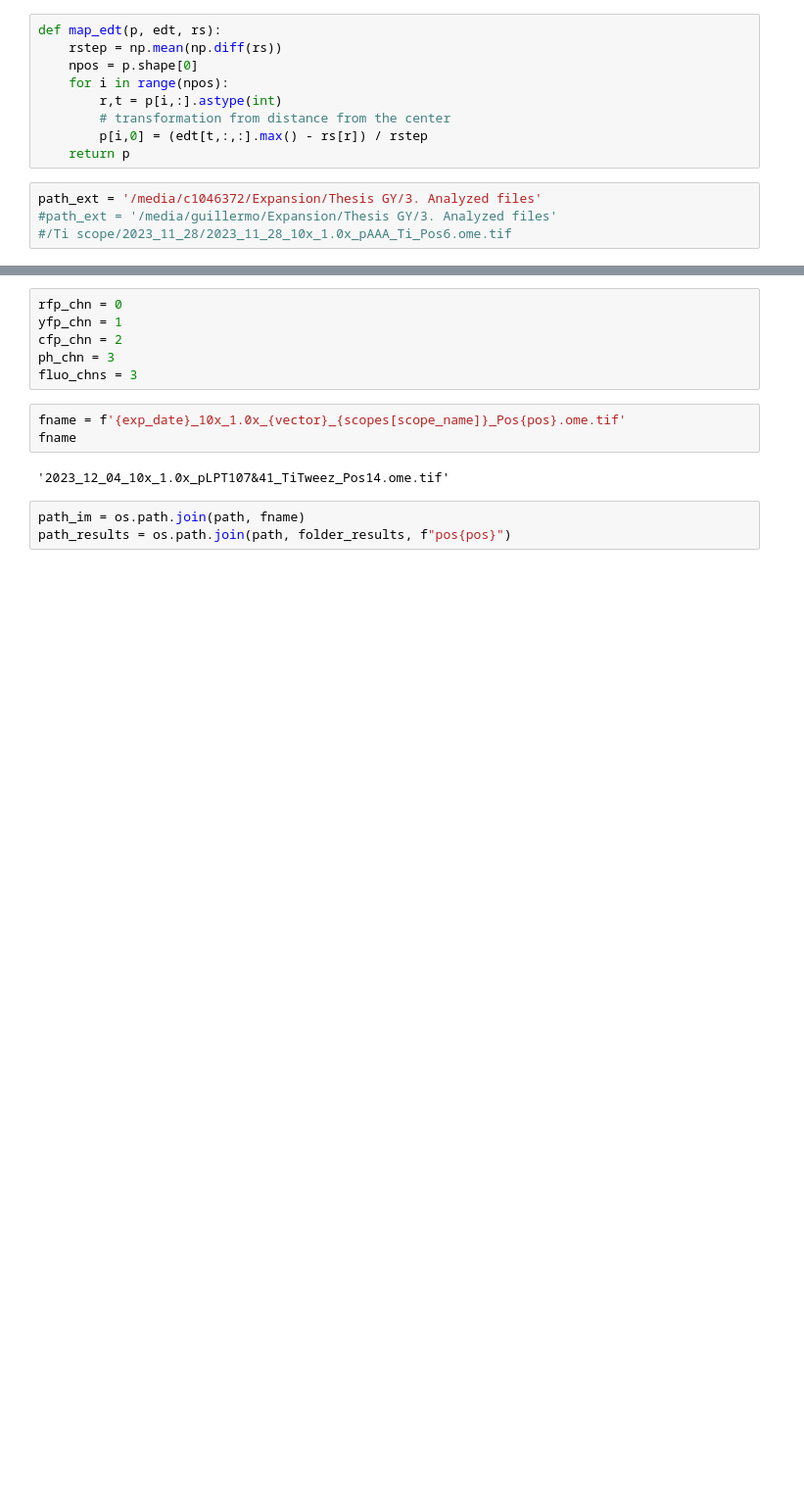
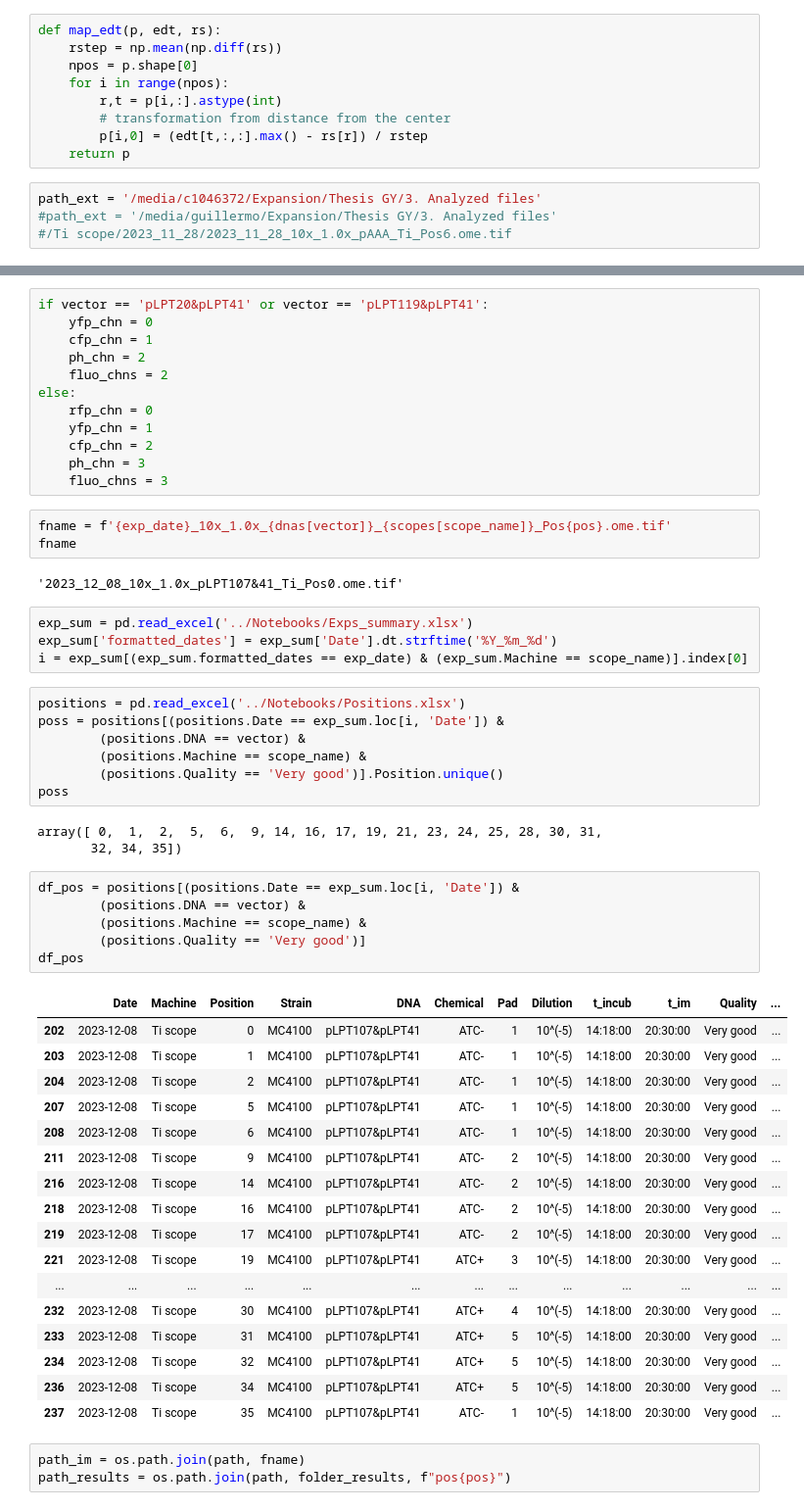
Before and after one commit to RudgeLab/popdyn, a Jupyter notebook: Notebooks/Chapter 3 - Correlation.ipynb, the cells around one changed output, grey strips where cells are left out. Shown at 98% size. Cells and saved outputs as stored; diff of their text form; blank space fills up the shorter version.

```diff
--- a/Notebooks/Chapter 3 - Correlation.ipynb
+++ b/Notebooks/Chapter 3 - Correlation.ipynb
@@ -52,14 +52,58 @@ vector = 'pLPT107&41'
 # %%
-rfp_chn = 0
-yfp_chn = 1
-cfp_chn = 2
-ph_chn = 3
-fluo_chns = 3
+if vector == 'pLPT20&pLPT41' or vector == 'pLPT119&pLPT41':
+    yfp_chn = 0
+    cfp_chn = 1
+    ph_chn = 2
+    fluo_chns = 2
+else:
+    rfp_chn = 0
+    yfp_chn = 1
+    cfp_chn = 2
+    ph_chn = 3
+    fluo_chns = 3
 # %%
-fname = f'{exp_date}_10x_1.0x_{vector}_{scopes[scope_name]}_Pos{pos}.ome.tif'
+fname = f'{exp_date}_10x_1.0x_{dnas[vector]}_{scopes[scope_name]}_Pos{pos}.ome.tif'
 fname
 # %% [output]
-'2023_12_04_10x_1.0x_pLPT107&41_TiTweez_Pos14.ome.tif'
+'2023_12_08_10x_1.0x_pLPT107&41_Ti_Pos0.ome.tif'
+# %%
+exp_sum = pd.read_excel('../Notebooks/Exps_summary.xlsx')
+exp_sum['formatted_dates'] = exp_sum['Date'].dt.strftime('%Y_%m_%d')
+i = exp_sum[(exp_sum.formatted_dates == exp_date) & (exp_sum.Machine == scope_name)].index[0]
+# %%
+positions = pd.read_excel('../Notebooks/Positions.xlsx')
+poss = positions[(positions.Date == exp_sum.loc[i, 'Date']) &
+        (positions.DNA == vector) &
+        (positions.Machine == scope_name) &
+        (positions.Quality == 'Very good')].Position.unique()
+poss
+# %% [output]
+array([ 0,  1,  2,  5,  6,  9, 14, 16, 17, 19, 21, 23, 24, 25, 28, 30, 31,
+       32, 34, 35])
+# %%
+df_pos = positions[(positions.Date == exp_sum.loc[i, 'Date']) &
+        (positions.DNA == vector) &
+        (positions.Machine == scope_name) &
+        (positions.Quality == 'Very good')]
+df_pos
+# %% [output]
+|  | Date | Machine | Position | Strain | DNA | Chemical | Pad | Dilution | t_incub | t_im | Quality | ... |
+| 202 | 2023-12-08 | Ti scope | 0 | MC4100 | pLPT107&pLPT41 | ATC- | 1 | 10^(-5) | 14:18:00 | 20:30:00 | Very good | ... |
+| 203 | 2023-12-08 | Ti scope | 1 | MC4100 | pLPT107&pLPT41 | ATC- | 1 | 10^(-5) | 14:18:00 | 20:30:00 | Very good | ... |
+| 204 | 2023-12-08 | Ti scope | 2 | MC4100 | pLPT107&pLPT41 | ATC- | 1 | 10^(-5) | 14:18:00 | 20:30:00 | Very good | ... |
+| 207 | 2023-12-08 | Ti scope | 5 | MC4100 | pLPT107&pLPT41 | ATC- | 1 | 10^(-5) | 14:18:00 | 20:30:00 | Very good | ... |
+| 208 | 2023-12-08 | Ti scope | 6 | MC4100 | pLPT107&pLPT41 | ATC- | 1 | 10^(-5) | 14:18:00 | 20:30:00 | Very good | ... |
+| 211 | 2023-12-08 | Ti scope | 9 | MC4100 | pLPT107&pLPT41 | ATC- | 2 | 10^(-5) | 14:18:00 | 20:30:00 | Very good | ... |
+| 216 | 2023-12-08 | Ti scope | 14 | MC4100 | pLPT107&pLPT41 | ATC- | 2 | 10^(-5) | 14:18:00 | 20:30:00 | Very good | ... |
+| 218 | 2023-12-08 | Ti scope | 16 | MC4100 | pLPT107&pLPT41 | ATC- | 2 | 10^(-5) | 14:18:00 | 20:30:00 | Very good | ... |
+| 219 | 2023-12-08 | Ti scope | 17 | MC4100 | pLPT107&pLPT41 | ATC- | 2 | 10^(-5) | 14:18:00 | 20:30:00 | Very good | ... |
+| 221 | 2023-12-08 | Ti scope | 19 | MC4100 | pLPT107&pLPT41 | ATC+ | 3 | 10^(-5) | 14:18:00 | 20:30:00 | Very good | ... |
+| ... | ... | ... | ... | ... | ... | ... | ... | ... | ... | ... | ... | ... |
+| 232 | 2023-12-08 | Ti scope | 30 | MC4100 | pLPT107&pLPT41 | ATC+ | 4 | 10^(-5) | 14:18:00 | 20:30:00 | Very good | ... |
+| 233 | 2023-12-08 | Ti scope | 31 | MC4100 | pLPT107&pLPT41 | ATC+ | 5 | 10^(-5) | 14:18:00 | 20:30:00 | Very good | ... |
+| 234 | 2023-12-08 | Ti scope | 32 | MC4100 | pLPT107&pLPT41 | ATC+ | 5 | 10^(-5) | 14:18:00 | 20:30:00 | Very good | ... |
+| 236 | 2023-12-08 | Ti scope | 34 | MC4100 | pLPT107&pLPT41 | ATC+ | 5 | 10^(-5) | 14:18:00 | 20:30:00 | Very good | ... |
+| 237 | 2023-12-08 | Ti scope | 35 | MC4100 | pLPT107&pLPT41 | ATC- | 1 | 10^(-5) | 14:18:00 | 20:30:00 | Very good | ... |
 # %%
 path_im = os.path.join(path, fname)
 path_results = os.path.join(path, folder_results, f"pos{pos}")
```
Also changed, not shown: parts of 16 cells of this notebook, 6 other files.
